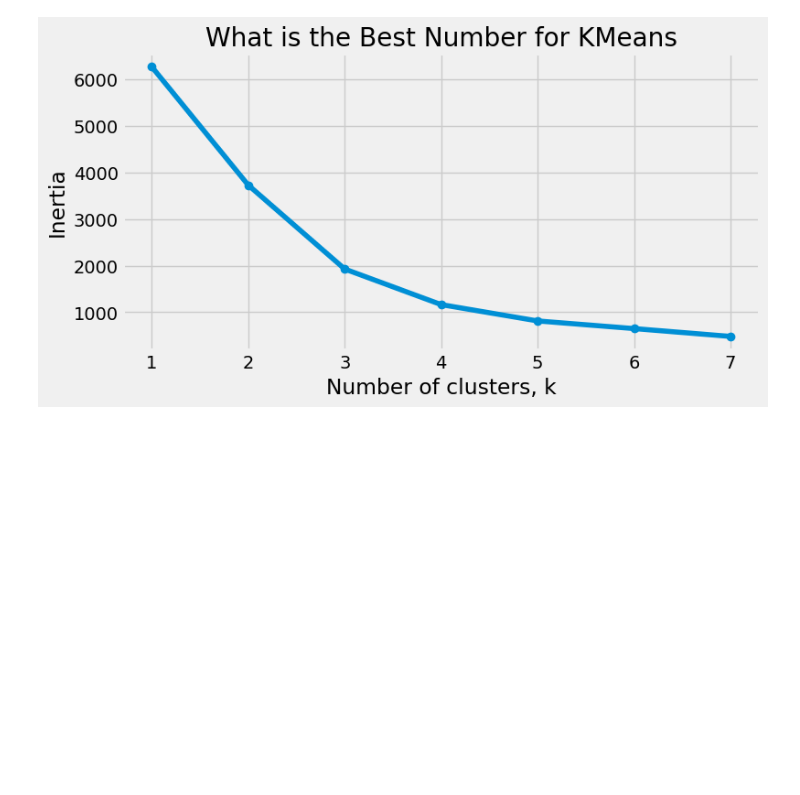
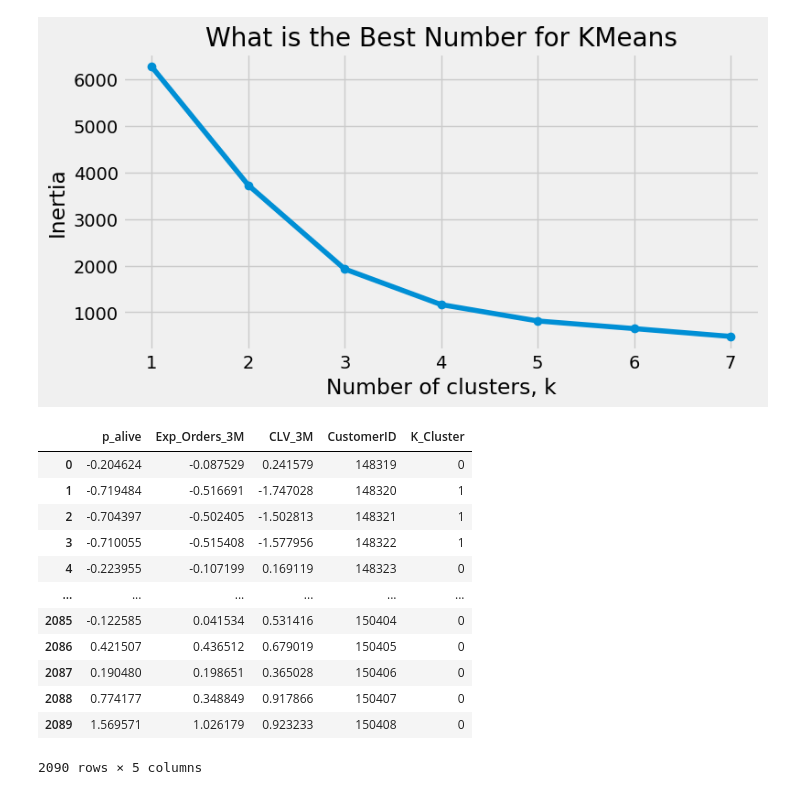
Before and after one commit to Rybakowski/projekt_churn_bank, a Jupyter notebook: P02_Segmentation/Segmentation_code.ipynb, the cells around one changed output. Cells and saved outputs as stored; diff of their text form; code cells hidden in the pictures; blank space fills up the shorter version.

```diff
--- a/P02_Segmentation/Segmentation_code.ipynb
+++ b/P02_Segmentation/Segmentation_code.ipynb
@@ -357,3 +357,35 @@ plt.title('What is the Best Number for KMeans')
 plt.show()
 # %% [output]
 [figure]
+# %%
+# clustering
+kc = KMeans(n_clusters= 3, random_state=1)
+kc.fit(rfm_normalized)
+
+#Create a cluster label column in the original DataFrame
+cluster_labels = kc.labels_
+
+#Calculate average RFM values and size for each cluster:
+rfm_rfm_k3 = rfm_rfm.assign(K_Cluster = cluster_labels)
+
+#Calculate average RFM values and sizes for each cluster:
+rfm_rfm_k3.groupby('K_Cluster').agg({'p_alive': 'mean',
+                                     'Exp_Orders_3M': 'mean',
+                                     'CLV_3M': 'mean'}).round(0)
+rfm_normalized['CustomerID'] = rfm.index
+rfm_normalized['K_Cluster'] = kc.labels_
+rfm_normalized
+# %% [output]
+|  | p_alive | Exp_Orders_3M | CLV_3M | CustomerID | K_Cluster |
+| 0 | -0.204624 | -0.087529 | 0.241579 | 148319 | 0 |
+| 1 | -0.719484 | -0.516691 | -1.747028 | 148320 | 1 |
+| 2 | -0.704397 | -0.502405 | -1.502813 | 148321 | 1 |
+| 3 | -0.710055 | -0.515408 | -1.577956 | 148322 | 1 |
+| 4 | -0.223955 | -0.107199 | 0.169119 | 148323 | 0 |
+| ... | ... | ... | ... | ... | ... |
+| 2085 | -0.122585 | 0.041534 | 0.531416 | 150404 | 0 |
+| 2086 | 0.421507 | 0.436512 | 0.679019 | 150405 | 0 |
+| 2087 | 0.190480 | 0.198651 | 0.365028 | 150406 | 0 |
+| 2088 | 0.774177 | 0.348849 | 0.917866 | 150407 | 0 |
+| 2089 | 1.569571 | 1.026179 | 0.923233 | 150408 | 0 |
+2090 rows × 5 columns
```
Also changed, not shown: parts of 4 cells of this notebook.
